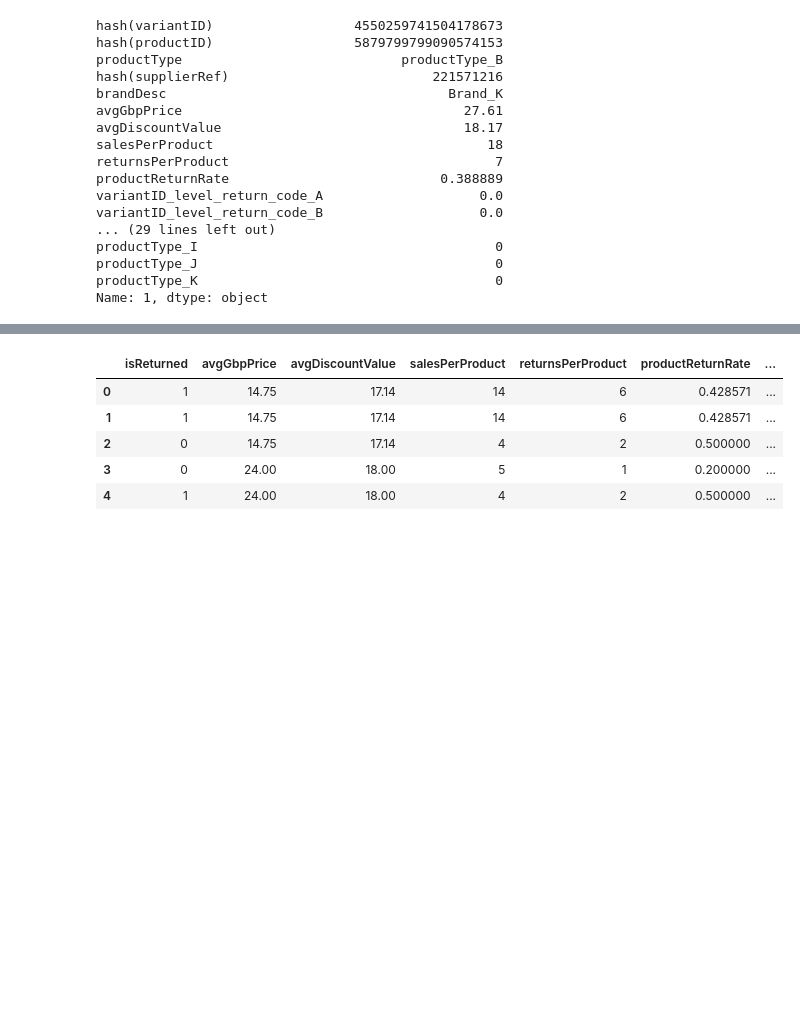
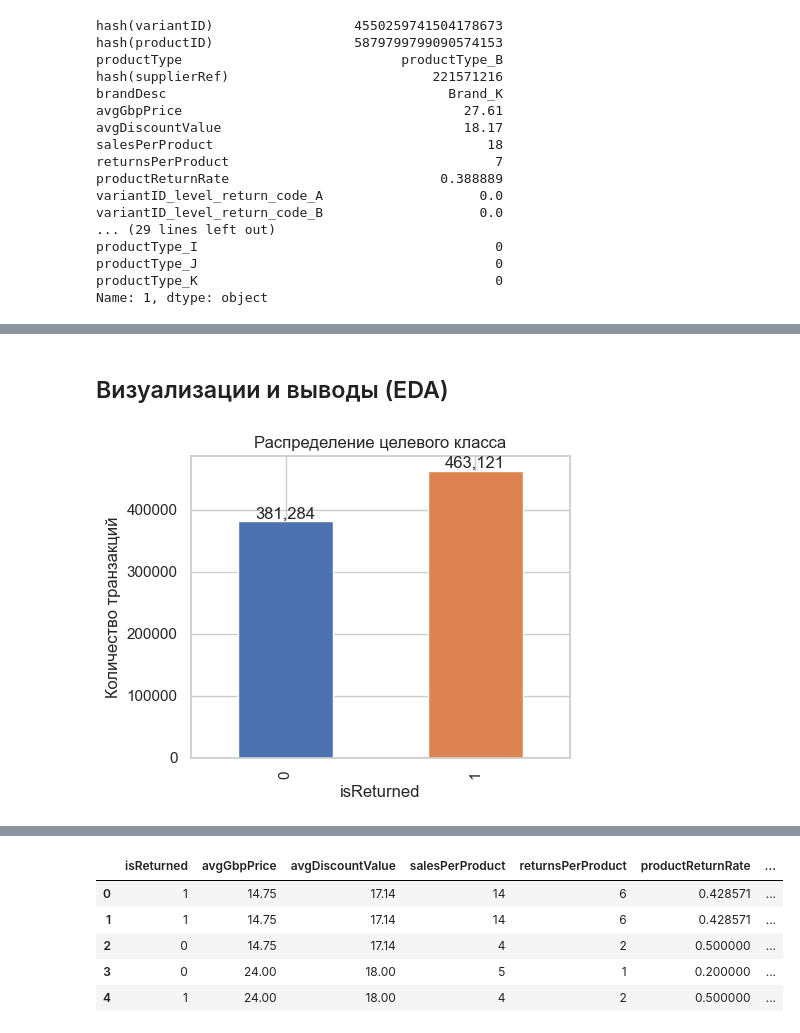
Before and after one commit to hsemlcourse/hseml-group-project-DariaDusheiko, a Jupyter notebook: notebooks/TABM.ipynb, the cells around one changed output, grey strips where cells are left out. Cells and saved outputs as stored; diff of their text form; code cells hidden in the pictures; blank space fills up the shorter version.

```diff
--- a/notebooks/TABM.ipynb
+++ b/notebooks/TABM.ipynb
@@ -18,0 +41,27 @@ df_cust.head()
+# %%
+import io
+import pickle
+import zipfile
+
+
+def load_pickle_from_zip(archive: Path, member: str) -> pd.DataFrame:
+    with zipfile.ZipFile(archive, "r") as zf:
+        if member not in zf.namelist():
+            raise FileNotFoundError(f"{member} not in {archive}")
+        raw = zf.read(member)
+    return pickle.loads(raw)
+
+
+def load_table(name: str) -> pd.DataFrame:
+    if ARCHIVE_PATH.exists():
+        return load_pickle_from_zip(ARCHIVE_PATH, name)
+    return pd.read_pickle(PROCESSED_DIR / name)
+
+
+
+df_event = pd.read_pickle("../data/processed/event_table_training.p")
+df_cust = pd.read_pickle("../data/processed/customer_nodes_training.p")
+df_prod = pd.read_pickle("../data/processed/product_nodes_training.p")
+
+print("Источник:", "архив OSF" if ARCHIVE_PATH.exists() else "processed/*.p")
+print("event:", df_event.shape, "| customer:", df_cust.shape, "| product:", df_prod.shape)
@@ -92,0 +410,20 @@ df_t = df_t.drop(['hash(variantID)', 'hash(productID)', 'hash(customerId)', 'pro
+# %% [markdown]
+## Визуализации и выводы (EDA)
+# %%
+import matplotlib.pyplot as plt
+import seaborn as sns
+
+sns.set_theme(style="whitegrid")
+
+vc = df_t["isReturned"].value_counts().sort_index()
+fig, ax = plt.subplots(figsize=(5, 4))
+vc.plot(kind="bar", ax=ax, color=["#4C72B0", "#DD8452"])
+ax.set_title("Распределение целевого класса")
+ax.set_xlabel("isReturned")
+ax.set_ylabel("Количество транзакций")
+for i, v in enumerate(vc):
+    ax.text(i, v, f"{v:,}", ha="center", va="bottom")
+plt.tight_layout()
+plt.show()
+# %% [output]
+[figure, added]
```
Also changed, not shown: parts of 40 cells of this notebook, 19 other files.
